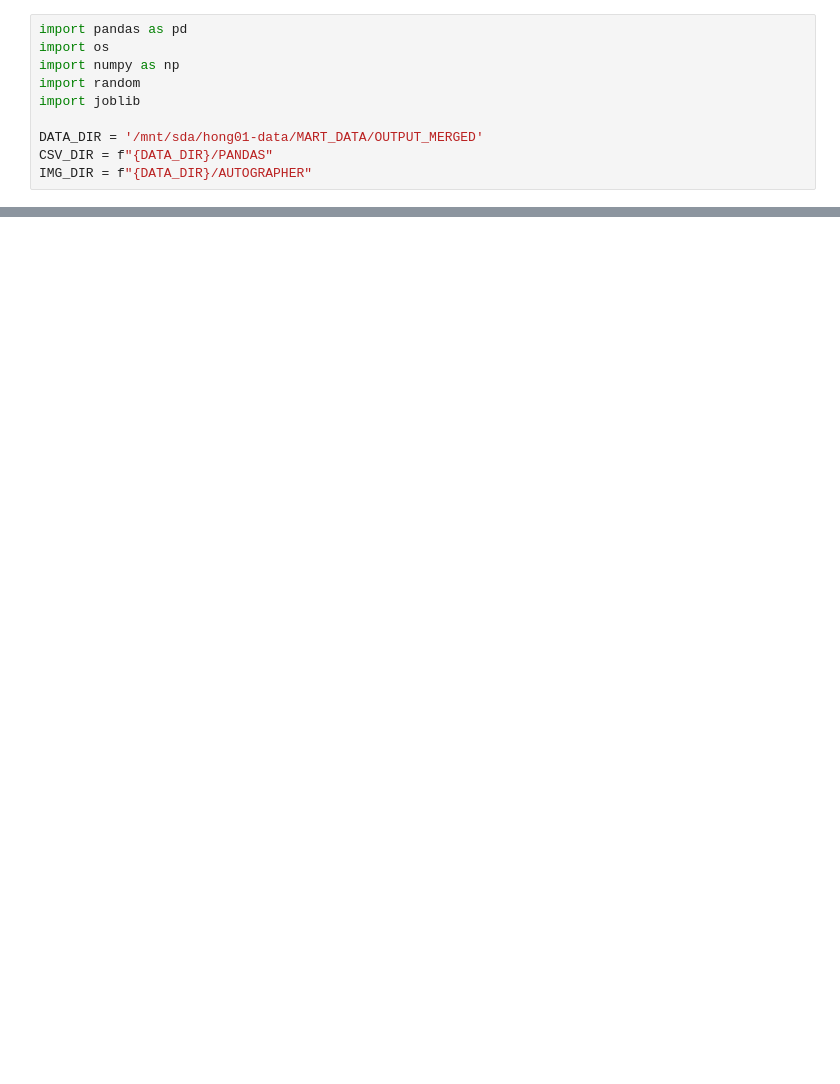
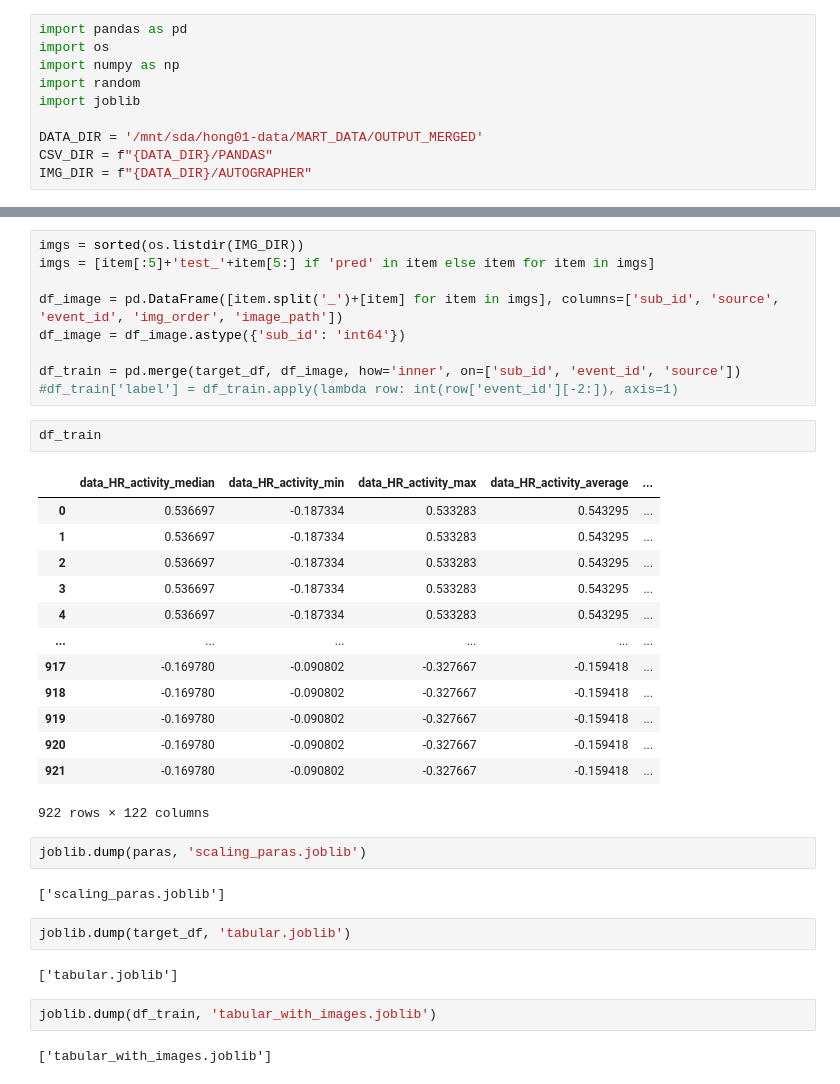
Before and after one commit to m2man/MART-AUTOGRAPHER, a Jupyter notebook: CSV_PART/Preprocess_Data.ipynb, the cells around one changed output, grey strips where cells are left out. Cells and saved outputs as stored; diff of their text form; blank space fills up the shorter version.

```diff
--- a/CSV_PART/Preprocess_Data.ipynb
+++ b/CSV_PART/Preprocess_Data.ipynb
@@ -144,0 +155,37 @@ a = joblib.load('tabular_csv_only.joblib')
+# %%
+imgs = sorted(os.listdir(IMG_DIR))
+imgs = [item[:5]+'test_'+item[5:] if 'pred' in item else item for item in imgs]
+
+df_image = pd.DataFrame([item.split('_')+[item] for item in imgs], columns=['sub_id', 'source', 'event_id', 'img_order', 'image_path'])
+df_image = df_image.astype({'sub_id': 'int64'})
+
+df_train = pd.merge(target_df, df_image, how='inner', on=['sub_id', 'event_id', 'source'])
+#df_train['label'] = df_train.apply(lambda row: int(row['event_id'][-2:]), axis=1)
+# %%
+df_train
+# %% [output]
+|  | data_HR_activity_median | data_HR_activity_min | data_HR_activity_max | data_HR_activity_average | ... |
+| 0 | 0.536697 | -0.187334 | 0.533283 | 0.543295 | ... |
+| 1 | 0.536697 | -0.187334 | 0.533283 | 0.543295 | ... |
+| 2 | 0.536697 | -0.187334 | 0.533283 | 0.543295 | ... |
+| 3 | 0.536697 | -0.187334 | 0.533283 | 0.543295 | ... |
+| 4 | 0.536697 | -0.187334 | 0.533283 | 0.543295 | ... |
+| ... | ... | ... | ... | ... | ... |
+| 917 | -0.169780 | -0.090802 | -0.327667 | -0.159418 | ... |
+| 918 | -0.169780 | -0.090802 | -0.327667 | -0.159418 | ... |
+| 919 | -0.169780 | -0.090802 | -0.327667 | -0.159418 | ... |
+| 920 | -0.169780 | -0.090802 | -0.327667 | -0.159418 | ... |
+| 921 | -0.169780 | -0.090802 | -0.327667 | -0.159418 | ... |
+922 rows × 122 columns
+# %%
+joblib.dump(paras, 'scaling_paras.joblib')
+# %% [output]
+['scaling_paras.joblib']
+# %%
+joblib.dump(target_df, 'tabular.joblib')
+# %% [output]
+['tabular.joblib']
+# %%
+joblib.dump(df_train, 'tabular_with_images.joblib')
+# %% [output]
+['tabular_with_images.joblib']
```
Also changed, not shown: parts of 44 cells of this notebook, 26 other files.
